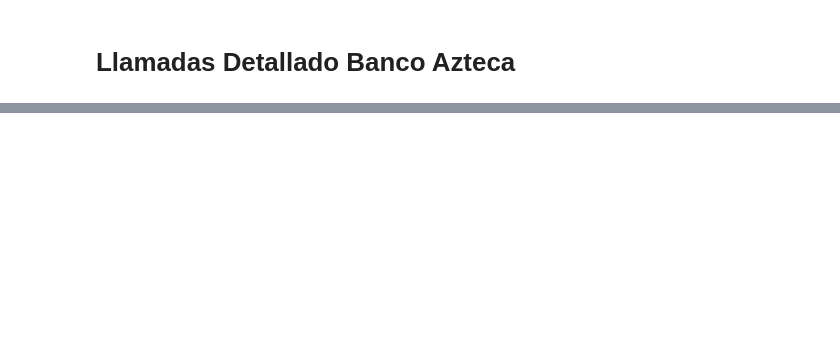
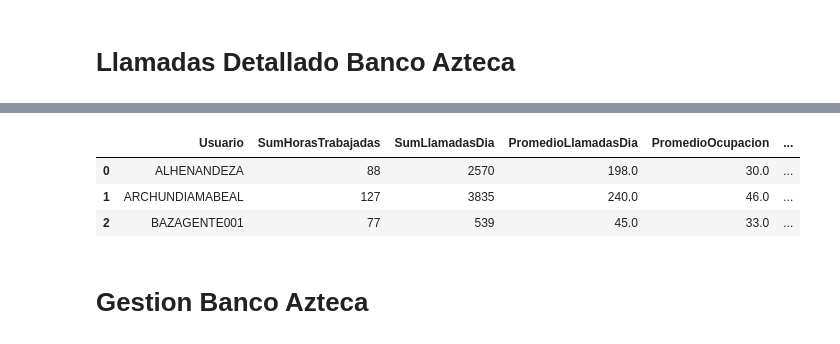
Before and after one commit to ericklopz1097/Profesionales-en-Recuperacion, a Jupyter notebook: ControlGestorBaz.ipynb, the cells around one changed output, grey strips where cells are left out. Saved outputs shown, nothing was run; the diff lists cells and outputs as text; code cells hidden in the pictures; blank space fills up the shorter version.

```diff
--- a/ControlGestorBaz.ipynb
+++ b/ControlGestorBaz.ipynb
@@ -88,0 +133,17 @@ llamadas_cred['turno'] = np.where(llamadas_cred['call_time_hour']<=14,'M','V')
+# %%
+#Hacemos la consulta referente al performance del Gestor
+performance_all = consulta_sql('procesos_externos.all_rpt_agent_performance',mes,today)
+performance_all.columns = ['fecha','usuario','nombre_usuario','user_group','llamadas','aht','ocupacion','adherencia','login_vici','logout_vici','staff_time','wait_time','talk_time','dispo_time','pause','login','manual','gestion','agua','alimentos','sanitario','retroalimentacion','tranferencia','validacion','whatsapp','incumplimiento','recordatorios','capacitacion','sistemas','lagged','tipificando','*']
+# %%
+performance_all['user_group2'] = [x[:3] for x in performance_all['user_group']]
+performance_baz = performance_all.loc[performance_all['user_group2']=='BAZ']
+performance_baz[['ocupacion','adherencia']] = percent_tonumeric(performance_baz,['ocupacion','adherencia'])
+# %%
+performance_baz['hora_login'] = [int(x[:2]) for x in performance_baz['login_vici']]
+performance_baz['hora_logout'] = [int(x[:2]) for x in performance_baz['logout_vici']]
+performance_baz['turno'] = np.where((performance_baz['hora_logout']<=14)&(performance_baz['hora_logout']-performance_baz['hora_login']<=8),'M',
+                                    np.where((performance_baz['hora_logout']>17)&(performance_baz['hora_logout']-performance_baz['hora_login']<=8),'V','Mixto'))
+# %%
+performance_baz['horas_trabajadas'] = performance_baz['hora_logout']-performance_baz['hora_login']
+performance_baz['llamadas_hora'] = performance_baz['llamadas']/performance_baz['horas_trabajadas']
+performance_baz['llamadas_hora'] = performance_baz['llamadas_hora'].round(1)
@@ -88,0 +167,16 @@ llamadas_cred['turno'] = np.where(llamadas_cred['call_time_hour']<=14,'M','V')
+# %%
+control_performance_baz = pd.pivot_table(performance_baz,index=['usuario'],values=['llamadas','ocupacion','horas_trabajadas'],aggfunc=[np.sum,np.mean,'count',min,max])
+control_performance_baz = to_dataframe(control_performance_baz)
+control_performance_baz = control_performance_baz.iloc[:,[0,1,2,5,6]]
+control_performance_baz.columns = ['Usuario','SumHorasTrabajadas','SumLlamadasDia','PromedioLlamadasDia','PromedioOcupacion']
+control_performance_baz['PromedioLlamadasHora'] = control_performance_baz['SumLlamadasDia']/control_performance_baz['SumHorasTrabajadas']
+cols = ['PromedioLlamadasDia','PromedioLlamadasHora','PromedioOcupacion']
+control_performance_baz[cols] = control_performance_baz[cols].round()
+control_performance_baz.head(3)
+# %% [output]
+|  | Usuario | SumHorasTrabajadas | SumLlamadasDia | PromedioLlamadasDia | PromedioOcupacion | ... |
+| 0 | ALHENANDEZA | 88 | 2570 | 198.0 | 30.0 | ... |
+| 1 | ARCHUNDIAMABEAL | 127 | 3835 | 240.0 | 46.0 | ... |
+| 2 | BAZAGENTE001 | 77 | 539 | 45.0 | 33.0 | ... |
+# %% [markdown]
+# Gestion Banco Azteca
```
Also changed, not shown: parts of 19 cells of this notebook, 7 other files.
